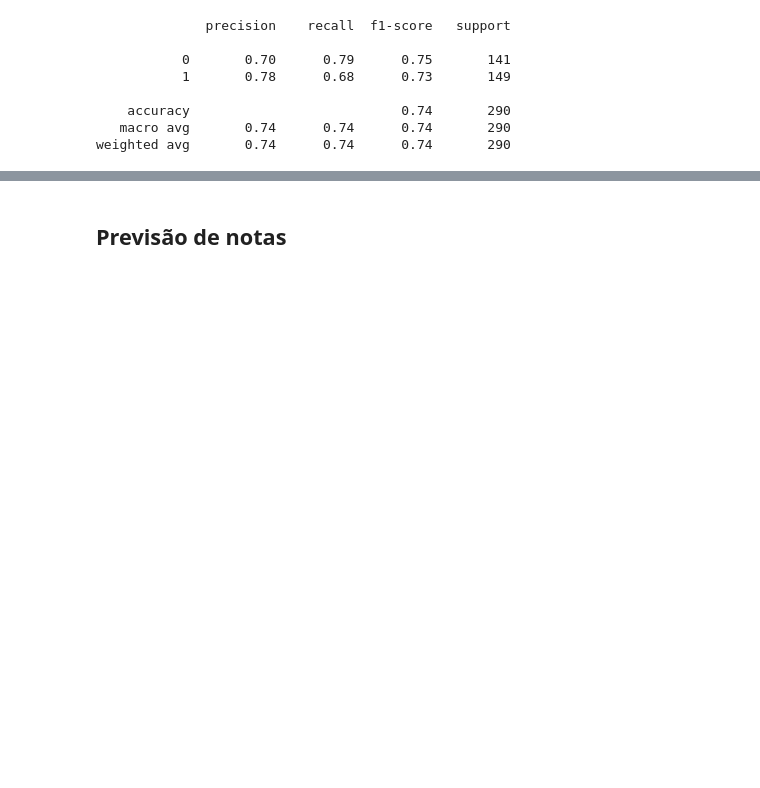
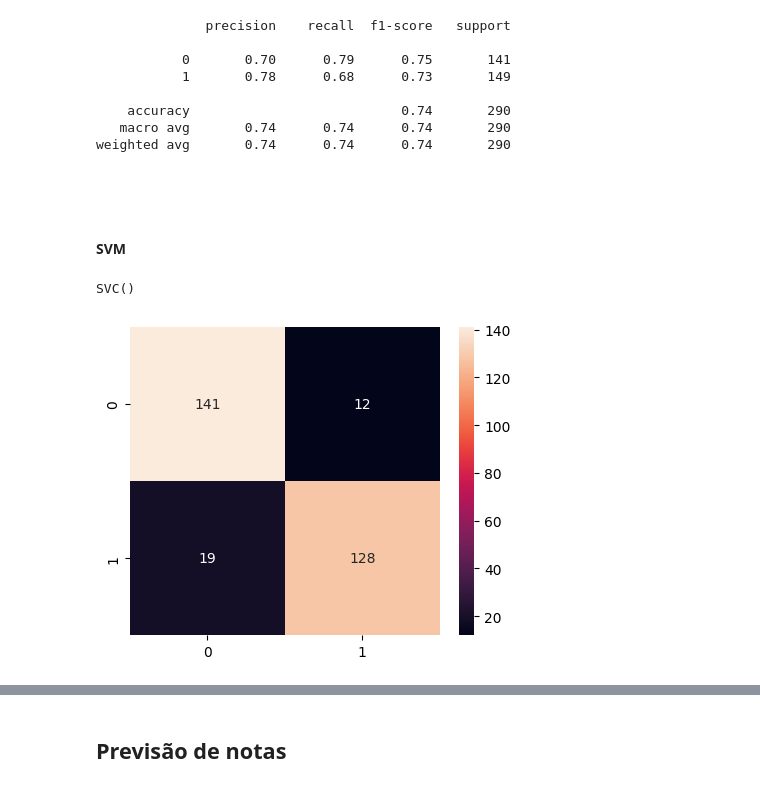
Before and after one commit to kaladabrio2020/DesempenhoNaEscola, a Jupyter notebook: Prediction.ipynb, the cells around one changed output, grey strips where cells are left out. Saved outputs shown, nothing was run; the diff lists cells and outputs as text; code cells hidden in the pictures; blank space fills up the shorter version.

```diff
--- a/Prediction.ipynb
+++ b/Prediction.ipynb
@@ -196,7 +199,7 @@ dataset['test preparation course'] = ClassTest.fit_transform(data['test preparat
 # %% [markdown]
 get dummies para atributos categoricos
 # %%
-dataset = pd.get_dummies(dataset,columns=['race/ethnicity','parental level of education'])
+dataset = pd.get_dummies(dataset,columns=['race/ethnicity','parental level of education'],dtype=int)
 # %% [markdown]
 Normalização dos atributos
 # %%
@@ -273,4 +313,4 @@ weighted avg       0.74      0.74      0.74       290
 # %%
-logistic = LogisticRegression()
+logistic = LogisticRegression(C=2, max_iter=1000, penalty='l1', solver='liblinear')
 logistic.fit(xtrain,ytrain)
 # %% [output]
@@ -294,3 +334,20 @@ print(classification_report(ytest,predknn))
     accuracy                           0.74       290
    macro avg       0.74      0.74      0.74       290
 weighted avg       0.74      0.74      0.74       290
+# %% [markdown]
+&nbsp;
+# %% [markdown]
+#### SVM
+# %%
+svm = SVC()
+svm.fit(xtrain,ytrain)
+# %% [output]
+SVC()
+# %%
+predsvm = svm.predict(xtest)
+# %%
+plt.figure(figsize=(5,4))
+sea.heatmap(confusion_matrix(ytest,predsvm),annot=True,fmt='')
+plt.show()
+# %% [output]
+[figure, added]
```
Also changed, not shown: parts of 15 cells of this notebook.
